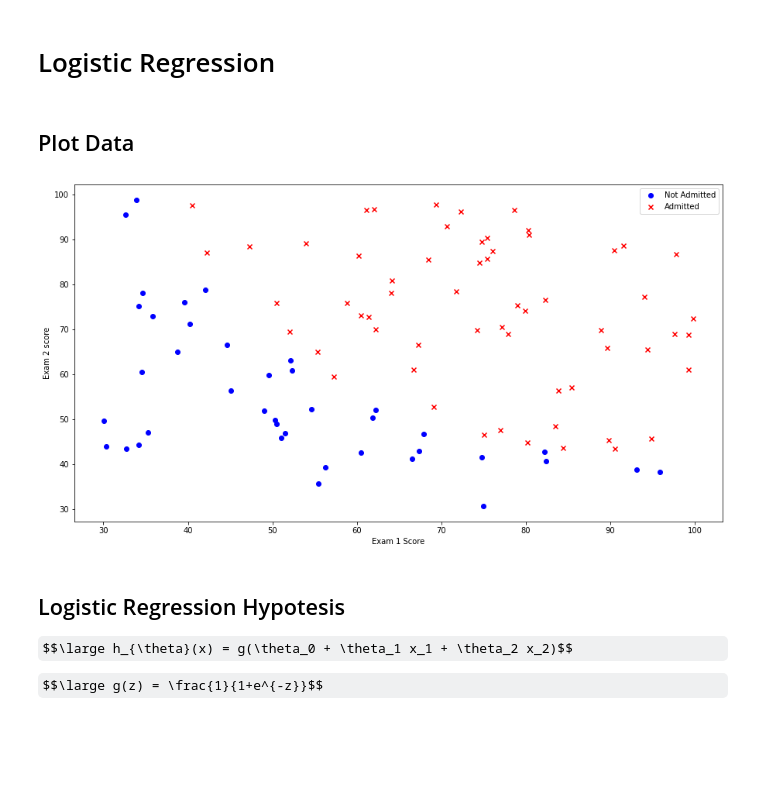
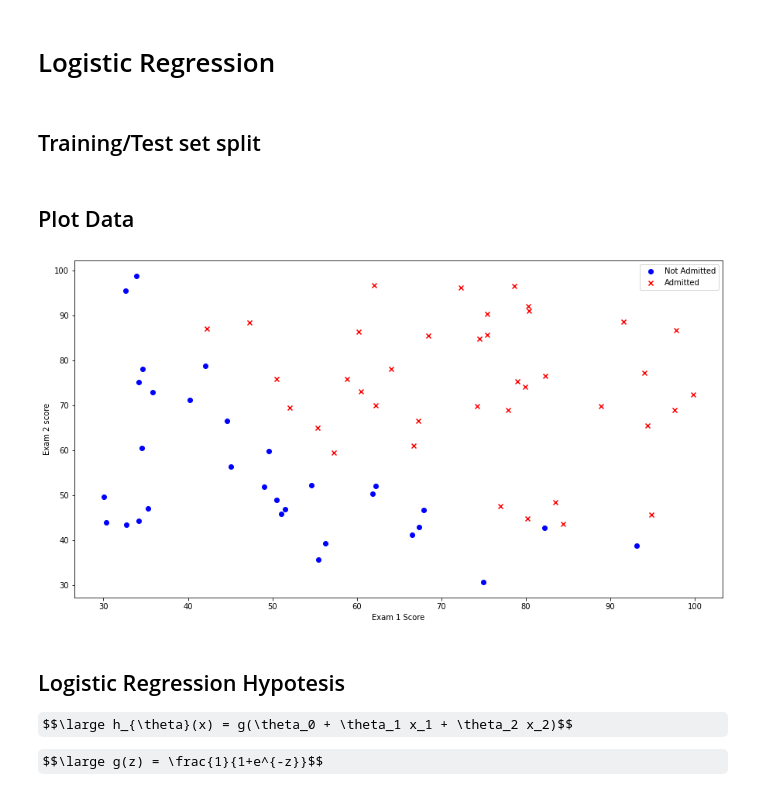
Before and after one commit to Zeruel92/hpc_exercices, a Jupyter notebook: LogisticRegression/LogisticRegression.ipynb, the cells around one changed output. Saved outputs shown, nothing was run; the diff lists cells and outputs as text; code cells hidden in the pictures; some formulas as TeX source; blank space fills up the shorter version.

```diff
--- a/LogisticRegression/LogisticRegression.ipynb
+++ b/LogisticRegression/LogisticRegression.ipynb
@@ -13,19 +10,33 @@ y = dataset.loc[:, [columns[2]]]
+# %% [markdown]
+## Training/Test set split
+# %%
+dataset['Intercept'] = np.ones((dataset.shape[0],1))
+dataset = dataset.reindex(columns=['Intercept']+columns)
+#dataset.insert(0,'Intercept',1)
+# %%
+shuffled_dataset = dataset.sample(frac=1)
+# %%
+X_train = shuffled_dataset.iloc[:int(shuffled_dataset.shape[0]*0.7), :3]
+y_train = shuffled_dataset.iloc[:int(shuffled_dataset.shape[0]*0.7),[-1]]
+
+X_test = shuffled_dataset.iloc[int(shuffled_dataset.shape[0]*0.7):,:3]
+y_test = shuffled_dataset.iloc[int(shuffled_dataset.shape[0]*0.7):,[-1]]
 # %% [markdown]
 ## Plot Data
 # %%
 plt.figure(figsize=(15,8))
 
-neg = X[y.Result == 0]
-pos = X[y.Result == 1]
+neg = X_train[y_train.Result == 0]
+pos = X_train[y_train.Result == 1]
 
-plt.scatter(neg.iloc[:,0].values,neg.iloc[:,1], c='b', marker='o', label='Not Admitted')
-plt.scatter(pos.iloc[:,0].values,pos.iloc[:,1], c='r', marker='x', label='Admitted')
+plt.scatter(neg.iloc[:,1].values,neg.iloc[:,2], c='b', marker='o', label='Not Admitted')
+plt.scatter(pos.iloc[:,1].values,pos.iloc[:,2], c='r', marker='x', label='Admitted')
 plt.legend()
 plt.xlabel(columns[0])
 plt.ylabel(columns[1])
 plt.show()
 # %% [output]
-[figure, old version]
+[figure, new version]
 # %% [markdown]
 ## Logistic Regression Hypotesis
 
```
Also changed, not shown: parts of 14 cells of this notebook.
